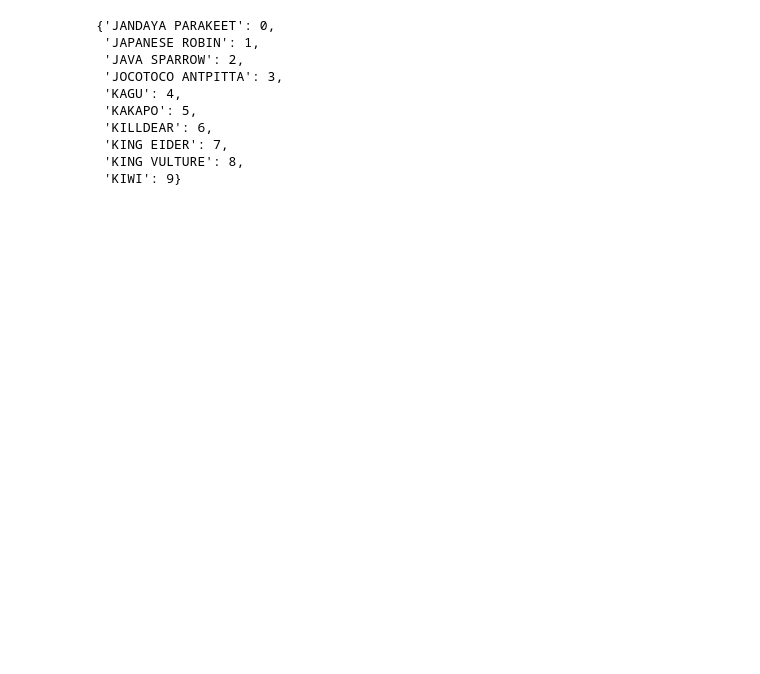
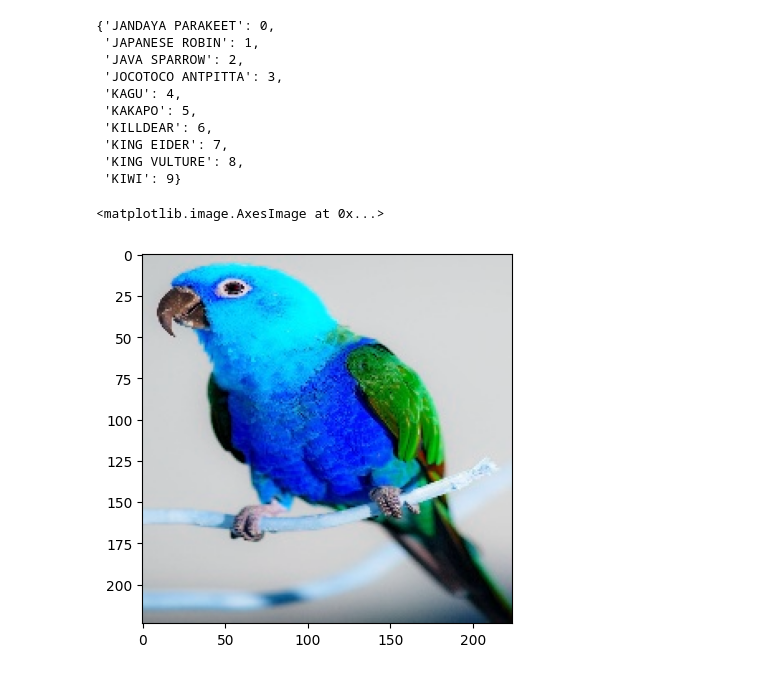
Before and after one commit to souvik9998/image-identification-using-cnn, a Jupyter notebook: image_identification_using_cnn.ipynb, the cells around one changed output. Drawn from its saved outputs; the diff is of its cells as text; code cells hidden in the pictures; blank space fills up the shorter version.

```diff
--- a/image_identification_using_cnn.ipynb
+++ b/image_identification_using_cnn.ipynb
@@ -109,0 +112,2 @@ train_dataset.class_indices
+# %%
+test_img = cv2.imread('parakeet.jpg')
@@ -110,2 +116,7 @@ train_dataset.class_indices
+# %%
+plt.imshow(test_img)
+# %% [output]
+<matplotlib.image.AxesImage at 0x...>
+[figure, added]
 # %%
 import keras.utils as image
```
Also changed, not shown: parts of 7 cells of this notebook.
